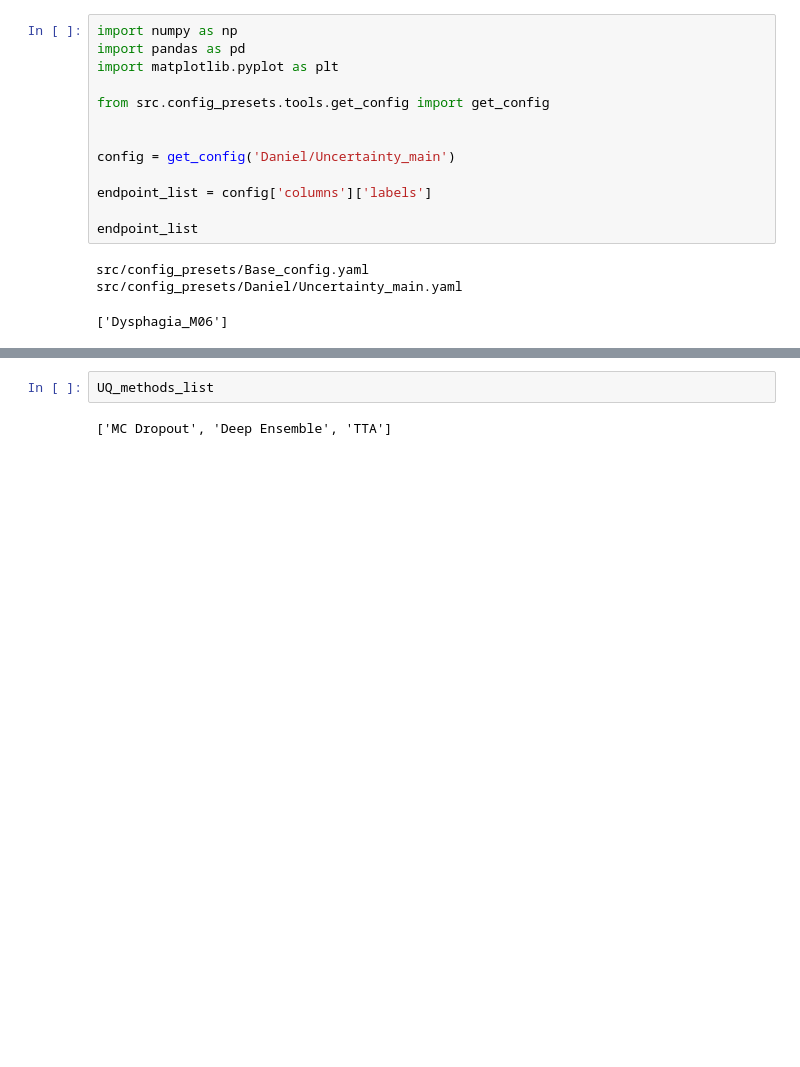
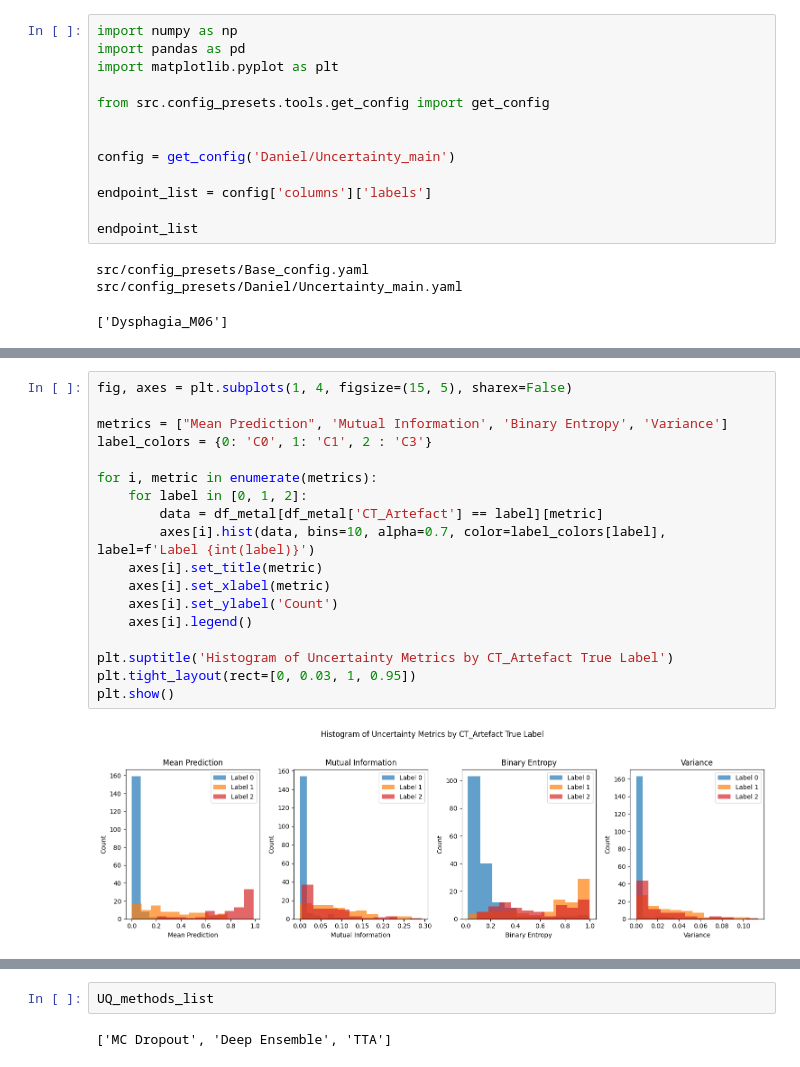
Before and after one commit to DLinRadiotherapyUMCG/PR3DICTR, a Jupyter notebook: metrics_testing.ipynb, the cells around one changed output, grey strips where cells are left out. Drawn from its saved outputs; the diff is of its cells as text; blank space fills up the shorter version.

```diff
--- a/metrics_testing.ipynb
+++ b/metrics_testing.ipynb
@@ -174,3 +269,23 @@ plt.show()
+# %%
+fig, axes = plt.subplots(1, 4, figsize=(15, 5), sharex=False)
+
+metrics = ["Mean Prediction", 'Mutual Information', 'Binary Entropy', 'Variance']
+label_colors = {0: 'C0', 1: 'C1', 2 : 'C3'}
+
+for i, metric in enumerate(metrics):
+    for label in [0, 1, 2]:
+        data = df_metal[df_metal['CT_Artefact'] == label][metric]
+        axes[i].hist(data, bins=10, alpha=0.7, color=label_colors[label], label=f'Label {int(label)}')
+    axes[i].set_title(metric)
+    axes[i].set_xlabel(metric)
+    axes[i].set_ylabel('Count')
+    axes[i].legend()
+
+plt.suptitle('Histogram of Uncertainty Metrics by CT_Artefact True Label')
+plt.tight_layout(rect=[0, 0.03, 1, 0.95])
+plt.show()
+# %% [output]
+[figure, added]
 # %%
 UQ_RESULTS_DICT.keys()
 # %% [output]
```
Also changed, not shown: parts of 10 cells of this notebook, 4 other files.
